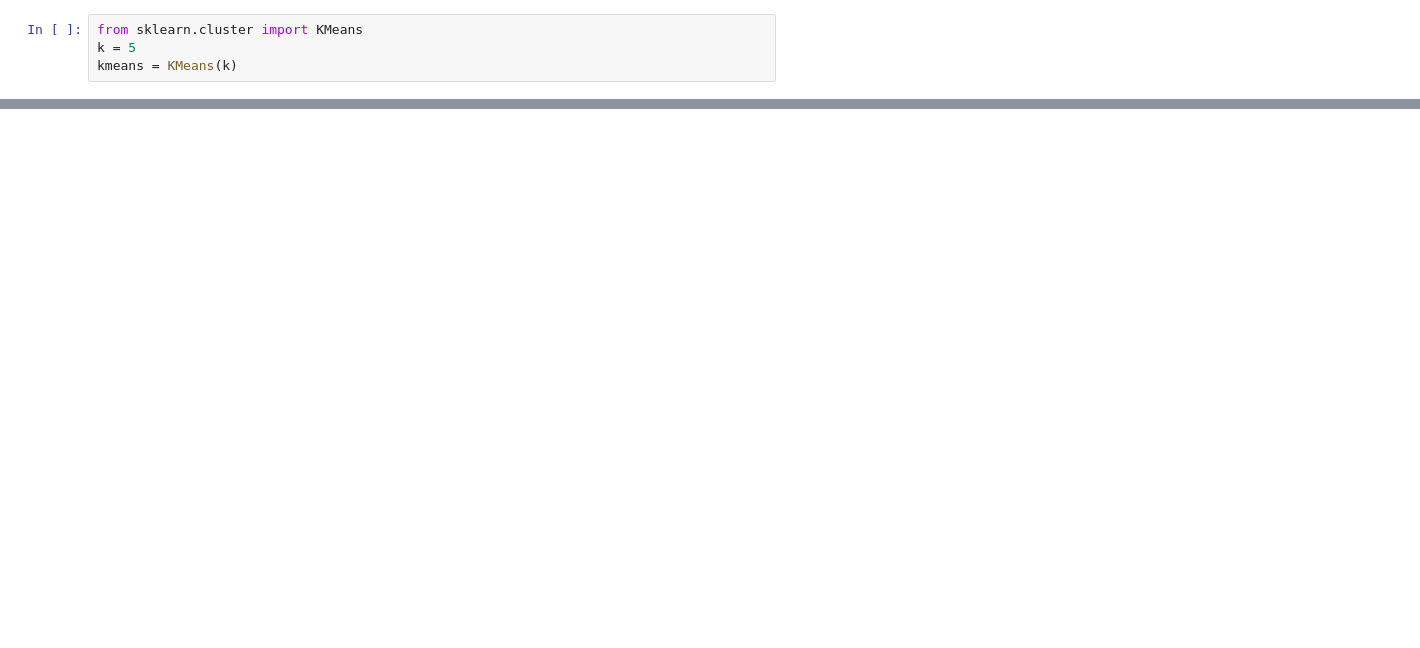
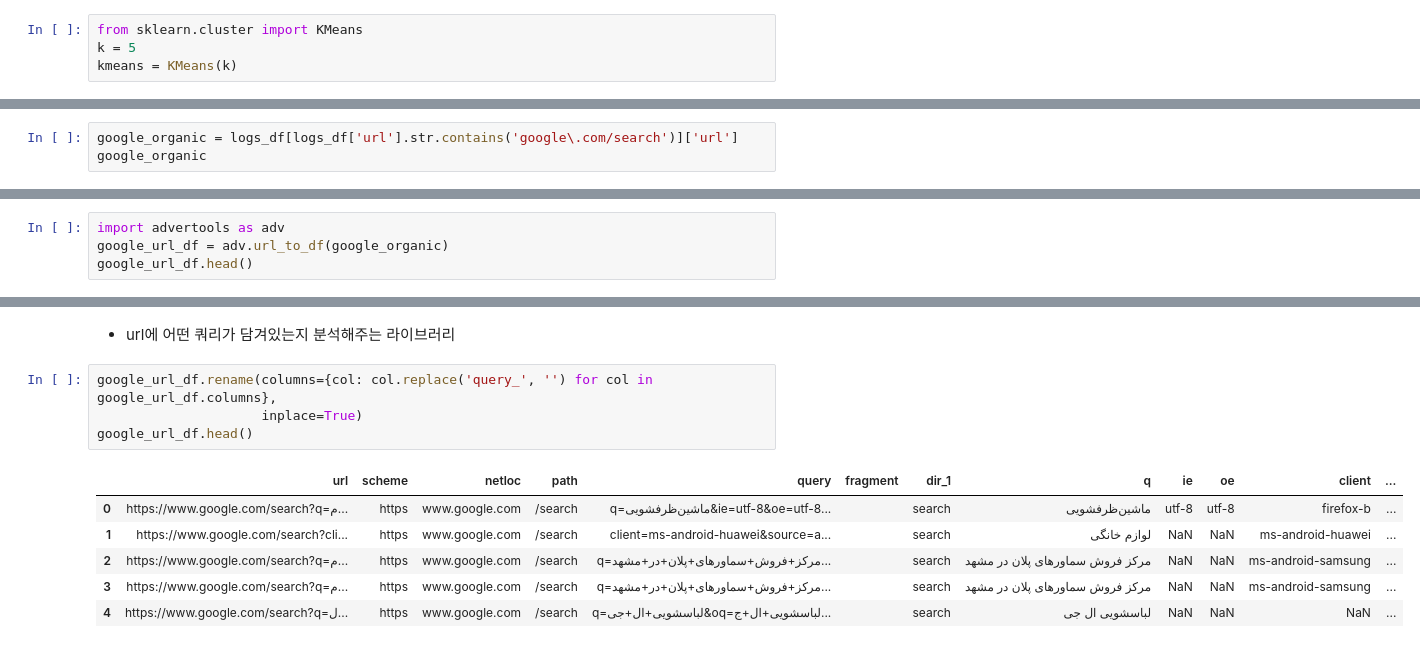
Before and after one commit to Haebuk/Python_Machine_Learning, a Jupyter notebook: logfile_practice.ipynb, the cells around one changed output, grey strips where cells are left out. Drawn from its saved outputs; the diff is of its cells as text; blank space fills up the shorter version.

```diff
--- a/logfile_practice.ipynb
+++ b/logfile_practice.ipynb
@@ -291,0 +341,3 @@ KeyboardInterrupt: ignored
+# %%
+google_organic = logs_df[logs_df['url'].str.contains('google\.com/search')]['url']
+google_organic
@@ -291,0 +367,4 @@ KeyboardInterrupt: ignored
+# %%
+import advertools as adv
+google_url_df = adv.url_to_df(google_organic)
+google_url_df.head()
@@ -291,0 +378,13 @@ KeyboardInterrupt: ignored
+# %% [markdown]
+- url에 어떤 쿼리가 담겨있는지 분석해주는 라이브러리
+# %%
+google_url_df.rename(columns={col: col.replace('query_', '') for col in google_url_df.columns},
+                     inplace=True)
+google_url_df.head()
+# %% [output]
+|  | url | scheme | netloc | path | query | fragment | dir_1 | q | ie | oe | client | ... |
+| 0 | https://www.google.com/search?q=م... | https | www.google.com | /search | q=ماشین‌ظرفشویی&ie=utf-8&oe=utf-8... |  | search | ماشین‌ظرفشویی | utf-8 | utf-8 | firefox-b | ... |
+| 1 | https://www.google.com/search?cli... | https | www.google.com | /search | client=ms-android-huawei&source=a... |  | search | لوازم خانگی | NaN | NaN | ms-android-huawei | ... |
+| 2 | https://www.google.com/search?q=م... | https | www.google.com | /search | q=مرکز+فروش+سماورهای+پلان+در+مشهد... |  | search | مرکز فروش سماورهای پلان در مشهد | NaN | NaN | ms-android-samsung | ... |
+| 3 | https://www.google.com/search?q=م... | https | www.google.com | /search | q=مرکز+فروش+سماورهای+پلان+در+مشهد... |  | search | مرکز فروش سماورهای پلان در مشهد | NaN | NaN | ms-android-samsung | ... |
+| 4 | https://www.google.com/search?q=ل... | https | www.google.com | /search | q=لباسشویی+ال+جی&oq=لباسشویی+ال+ج... |  | search | لباسشویی ال جی | NaN | NaN | NaN | ... |
```
Also changed, not shown: parts of 53 cells of this notebook.
